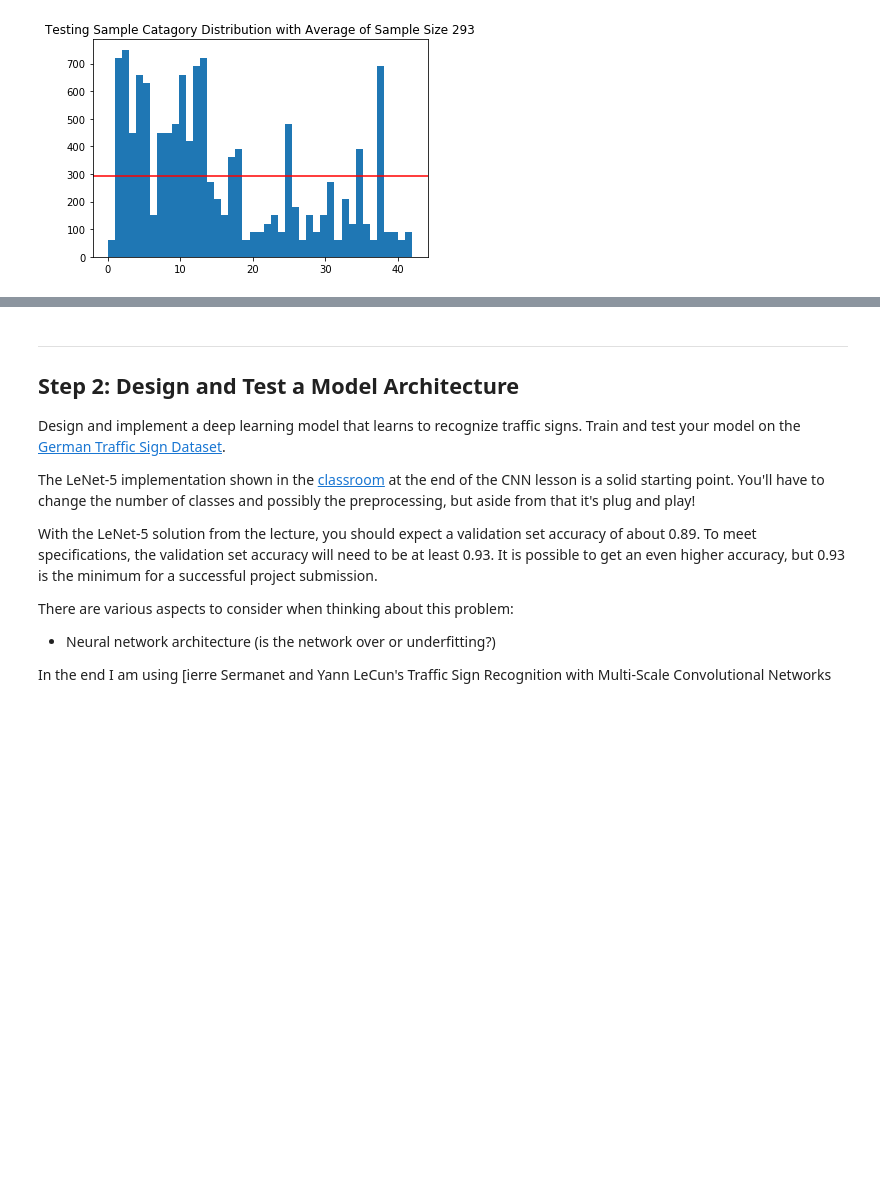
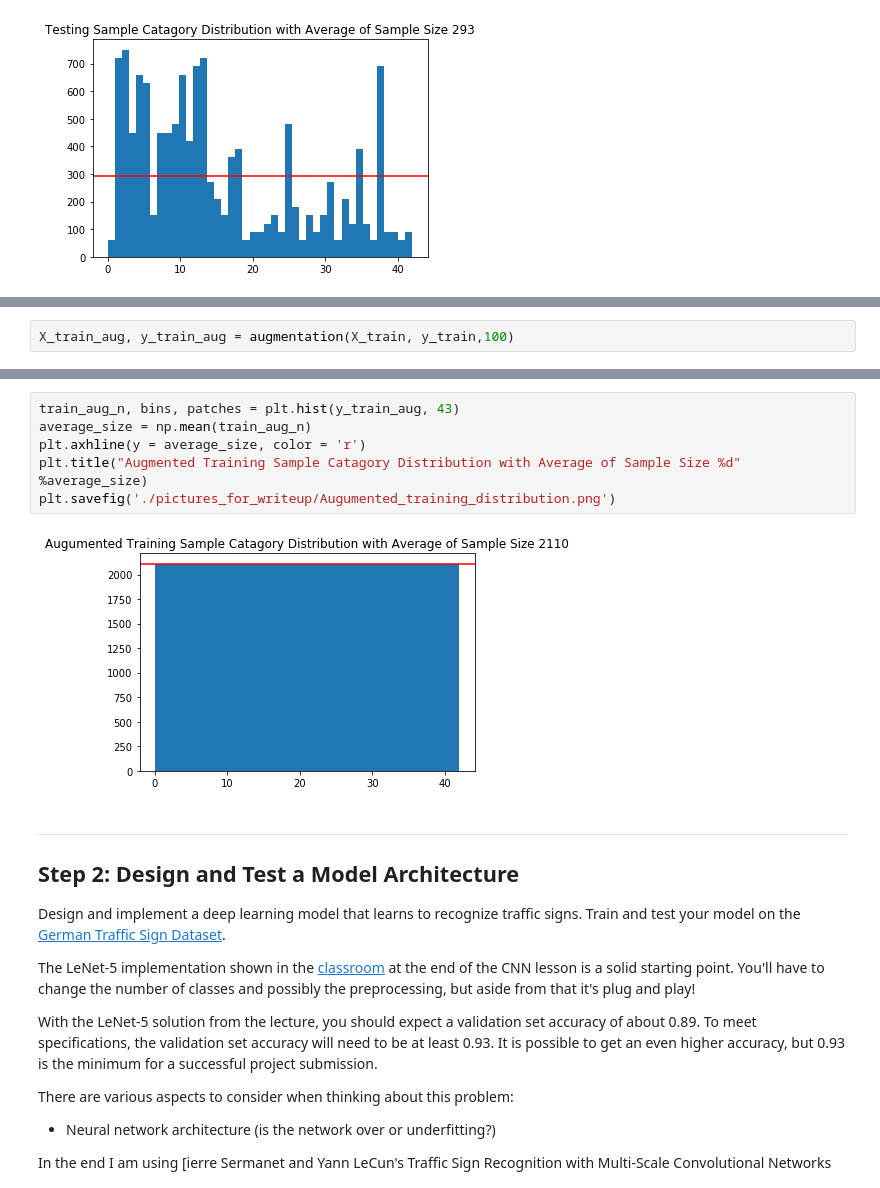
Before and after one commit to sucre1990/CarND_2ndProject, a Jupyter notebook: Traffic_Sign_Classifier.ipynb, the cells around one changed output, grey strips where cells are left out. Saved outputs shown, nothing was run; the diff lists cells and outputs as text; blank space fills up the shorter version.

```diff
--- a/Traffic_Sign_Classifier.ipynb
+++ b/Traffic_Sign_Classifier.ipynb
@@ -140,0 +179,2 @@ plt.savefig('./pictures_for_writeup/testing_distribution.png')
+# %%
+X_train_aug, y_train_aug = augmentation(X_train, y_train,100)
@@ -141,3 +199,11 @@ plt.savefig('./pictures_for_writeup/testing_distribution.png')
+# %%
+train_aug_n, bins, patches = plt.hist(y_train_aug, 43)
+average_size = np.mean(train_aug_n)
+plt.axhline(y = average_size, color = 'r')
+plt.title("Augmented Training Sample Catagory Distribution with Average of Sample Size %d" %average_size)
+plt.savefig('./pictures_for_writeup/Augumented_training_distribution.png')
+# %% [output]
+[figure, added]
 # %% [markdown]
 ----
 
```
Also changed, not shown: parts of 16 cells of this notebook, 41 other files.
